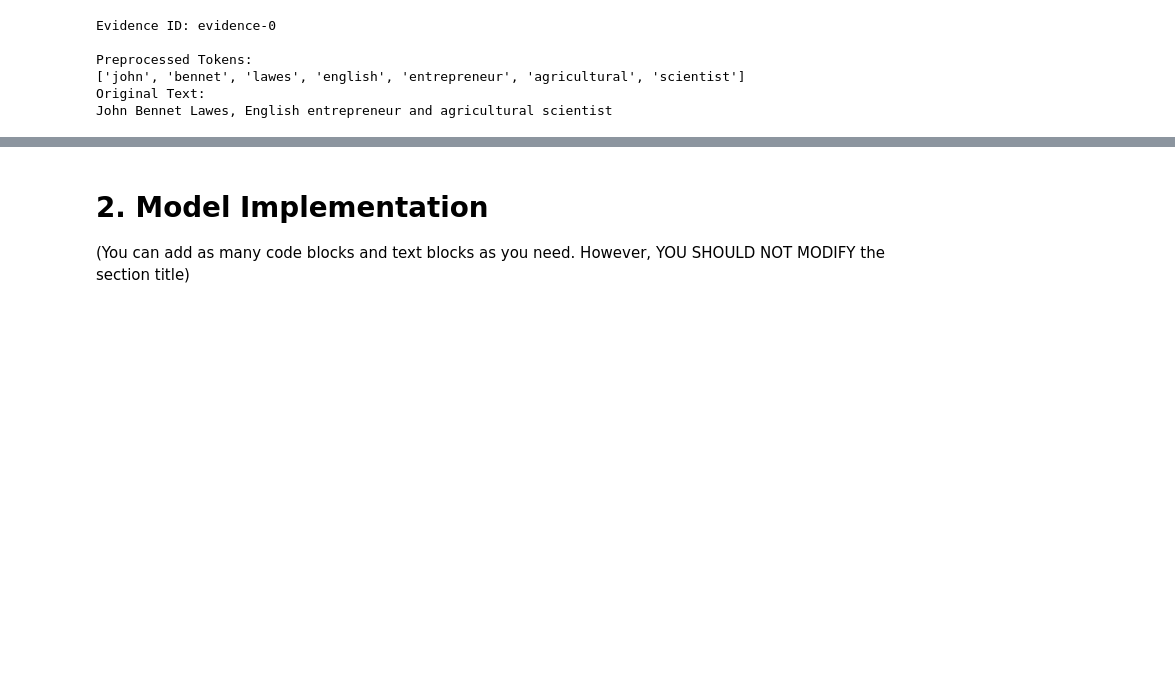
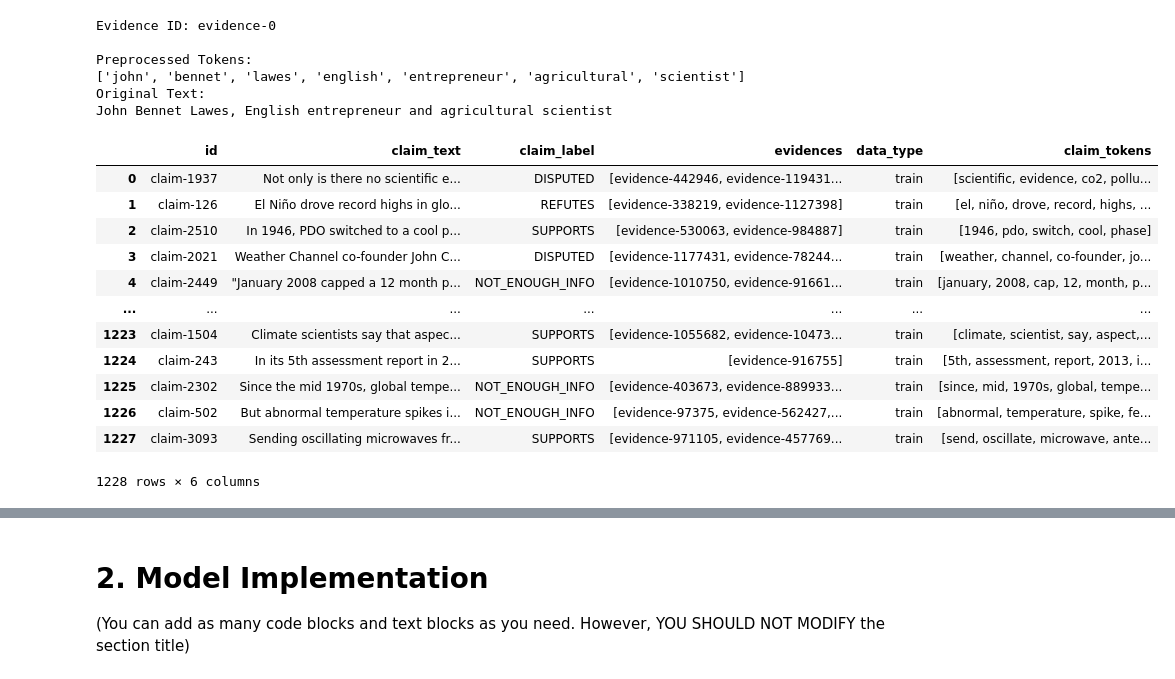
Before and after one commit to Nooob233/COMP90042_2025, a Jupyter notebook: code_files/ximingwan/GroupID__COMP90042_Project_2025.ipynb, the cells around one changed output, grey strips where cells are left out. Saved outputs shown, nothing was run; the diff lists cells and outputs as text; code cells hidden in the pictures; blank space fills up the shorter version.

```diff
--- a/code_files/ximingwan/GroupID__COMP90042_Project_2025.ipynb
+++ b/code_files/ximingwan/GroupID__COMP90042_Project_2025.ipynb
@@ -275,3 +275,22 @@ Preprocessed Tokens:
 ['john', 'bennet', 'lawes', 'english', 'entrepreneur', 'agricultural', 'scientist']
 Original Text:
 John Bennet Lawes, English entrepreneur and agricultural scientist
+# %%
+# Preprocess the claim text in train and dev data
+df_train['claim_tokens'] = df_train['claim_text'].apply(preprocess_text)
+df_dev['claim_tokens'] = df_dev['claim_text'].apply(preprocess_text)
+df_train
+# %% [output]
+|  | id | claim_text | claim_label | evidences | data_type | claim_tokens |
+| 0 | claim-1937 | Not only is there no scientific e... | DISPUTED | [evidence-442946, evidence-119431... | train | [scientific, evidence, co2, pollu... |
+| 1 | claim-126 | El Niño drove record highs in glo... | REFUTES | [evidence-338219, evidence-1127398] | train | [el, niño, drove, record, highs, ... |
+| 2 | claim-2510 | In 1946, PDO switched to a cool p... | SUPPORTS | [evidence-530063, evidence-984887] | train | [1946, pdo, switch, cool, phase] |
+| 3 | claim-2021 | Weather Channel co-founder John C... | DISPUTED | [evidence-1177431, evidence-78244... | train | [weather, channel, co-founder, jo... |
+| 4 | claim-2449 | "January 2008 capped a 12 month p... | NOT_ENOUGH_INFO | [evidence-1010750, evidence-91661... | train | [january, 2008, cap, 12, month, p... |
+| ... | ... | ... | ... | ... | ... | ... |
+| 1223 | claim-1504 | Climate scientists say that aspec... | SUPPORTS | [evidence-1055682, evidence-10473... | train | [climate, scientist, say, aspect,... |
+| 1224 | claim-243 | In its 5th assessment report in 2... | SUPPORTS | [evidence-916755] | train | [5th, assessment, report, 2013, i... |
+| 1225 | claim-2302 | Since the mid 1970s, global tempe... | NOT_ENOUGH_INFO | [evidence-403673, evidence-889933... | train | [since, mid, 1970s, global, tempe... |
+| 1226 | claim-502 | But abnormal temperature spikes i... | NOT_ENOUGH_INFO | [evidence-97375, evidence-562427,... | train | [abnormal, temperature, spike, fe... |
+| 1227 | claim-3093 | Sending oscillating microwaves fr... | SUPPORTS | [evidence-971105, evidence-457769... | train | [send, oscillate, microwave, ante... |
+1228 rows × 6 columns
```
Also changed, not shown: parts of 2 cells of this notebook.
